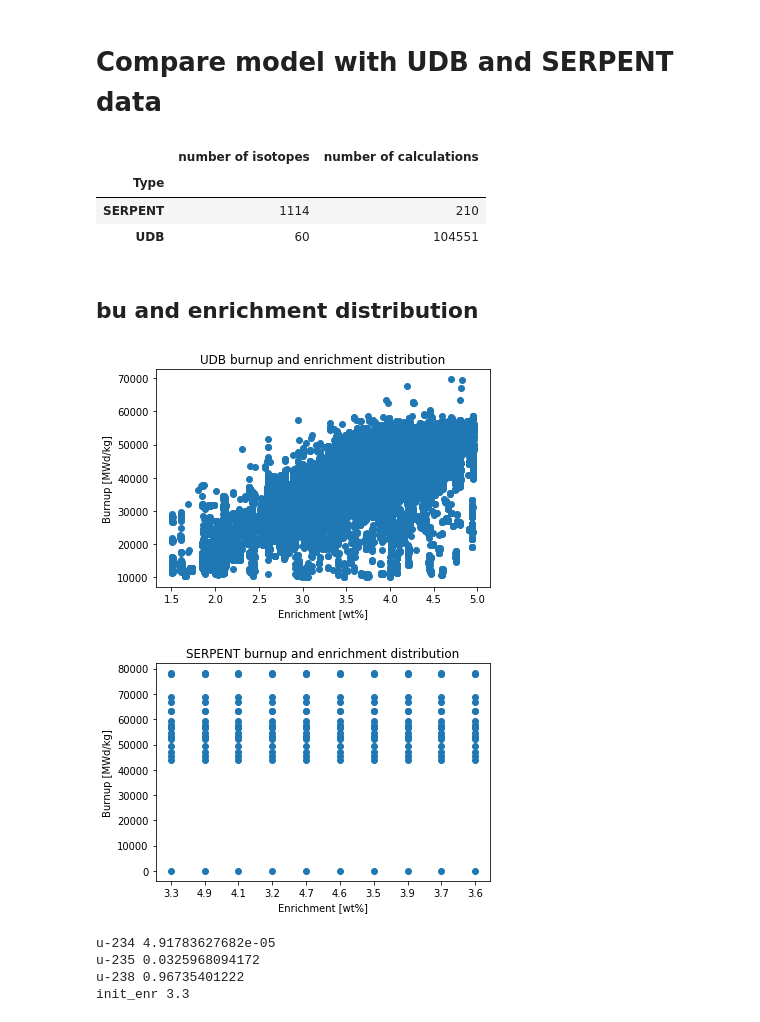
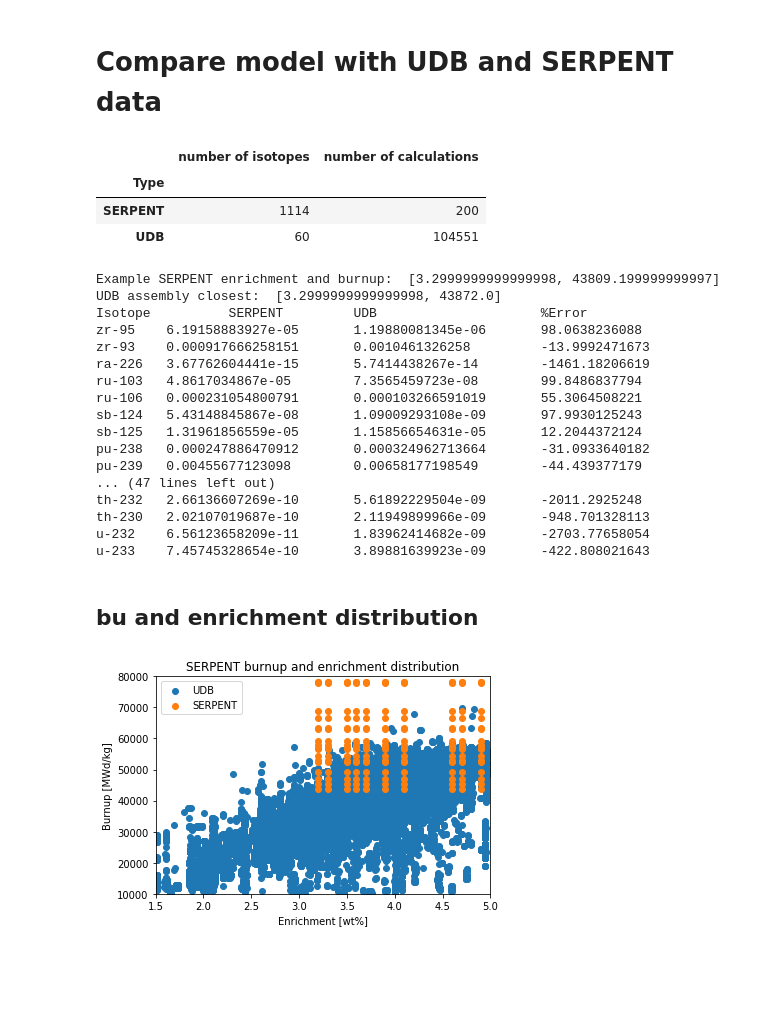
Before and after one commit to jbae11/depletion_rom, a Jupyter notebook: serpent_compare.ipynb, the cells around one changed output. Cells and saved outputs as stored; diff of their text form; code cells hidden in the pictures; blank space fills up the shorter version.

Commit message:
serpent compare

```diff
--- a/serpent_compare.ipynb
+++ b/serpent_compare.ipynb
@@ -19,7 +19,11 @@ model_dict = pickle.load(open('lin_dep.pkl', 'rb'))
 data_dict = pickle.load(open('all_data.pkl', 'rb'))
 # %%
 udb_df = data_dict['UDB']
-serpent_df = data_dict['SERPENT']
+# filter out 0 bu values
+serpent_df = data_dict['SERPENT'][data_dict['SERPENT'].bu != 0]
+
+data_dict = {'UDB': udb_df,
+             'SERPENT': serpent_df}
 # %%
 iso_list = list(udb_df)[5:]
 # %%
@@ -34,28 +38,57 @@ info_df
 # %% [output]
 |  | number of isotopes | number of calculations |
 | Type |  |  |
-| SERPENT | 1114 | 210 |
+| SERPENT | 1114 | 200 |
 | UDB | 60 | 104551 |
+# %%
+# difference between UDB and SERPENT
+serpent_row = serpent_df.iloc[0]
+serpent_bu = serpent_df.iloc[0]['bu']
+serpent_enr = serpent_df.iloc[0]['init_enr']
+enr_bu = [serpent_enr, serpent_bu]
+print('Example SERPENT enrichment and burnup: ', enr_bu)
+# UDB datapoint closest to serpent enr_bu
+udb_df['err'] = abs(udb_df['bu'] - serpent_bu) + abs(udb_df['init_enr'] - serpent_enr) * 10000
+minimum_err = udb_df['err'].idxmin()
+udb_df = udb_df.drop(columns='err')
+average_assem = udb_df.loc[minimum_err]
+print('UDB assembly closest: ', [average_assem['init_enr'], average_assem['bu']])
+
+
+print('Isotope', '\t', 'SERPENT', '\t', 'UDB', '\t\t\t', '%Error')
+for iso in iso_list:
+    err = (serpent_row[iso] - average_assem[iso]) / serpent_row[iso] * 100
+    print(iso, '\t', serpent_row[iso], '\t', average_assem[iso], '\t', err)
+# %% [output]
+Example SERPENT enrichment and burnup:  [3.2999999999999998, 43809.199999999997]
+UDB assembly closest:  [3.2999999999999998, 43872.0]
+Isotope          SERPENT         UDB                     %Error
+zr-95    6.19158883927e-05       1.19880081345e-06       98.0638236088
+zr-93    0.000917666258151       0.0010461326258         -13.9992471673
+ra-226   3.67762604441e-15       5.7414438267e-14        -1461.18206619
+ru-103   4.8617034867e-05        7.3565459723e-08        99.8486837794
+ru-106   0.000231054800791       0.000103266591019       55.3064508221
+sb-124   5.43148845867e-08       1.09009293108e-09       97.9930125243
+sb-125   1.31961856559e-05       1.15856654631e-05       12.2044372124
+pu-238   0.000247886470912       0.000324962713664       -31.0933640182
+pu-239   0.00455677123098        0.00658177198549        -44.439377179
+... (47 lines left out)
+th-232   2.66136607269e-10       5.61892229504e-09       -2011.2925248
+th-230   2.02107019687e-10       2.11949899966e-09       -948.701328113
+u-232    6.56123658209e-11       1.83962414682e-09       -2703.77658054
+u-233    7.45745328654e-10       3.89881639923e-09       -422.808021643
 # %% [markdown]
 ## bu and enrichment distribution
 # %%
 for key, val in data_dict.items():
-    plt.scatter(val['init_enr'], val['bu'])
-    plt.xlabel('Enrichment [wt%]')
-    plt.ylabel('Burnup [MWd/kg]')
-    plt.title('%s burnup and enrichment distribution' %key)
-    plt.show()
-    plt.close()
+    plt.scatter(val['init_enr'], val['bu'], label=key)
+plt.xlabel('Enrichment [wt%]')
+plt.ylabel('Burnup [MWd/kg]')
+plt.xlim(1.5, 5.0)
+plt.ylim(1e4, 8e4)
+plt.title('%s burnup and enrichment distribution' %key)
+plt.legend()
+plt.show()
+plt.close()
 # %% [output]
-[figure, old version]
+[figure, new version]
-[figure, removed]
-# %%
-z = data_dict['SERPENT'].iloc[0]
-for key, val in z.items():
-    if val != 0:
-        print(key, val)
-# %% [output]
-u-234 4.91783627682e-05
-u-235 0.0325968094172
-u-238 0.96735401222
-init_enr 3.3
```
Also changed, not shown: parts of 4 cells of this notebook, 1 other file.
